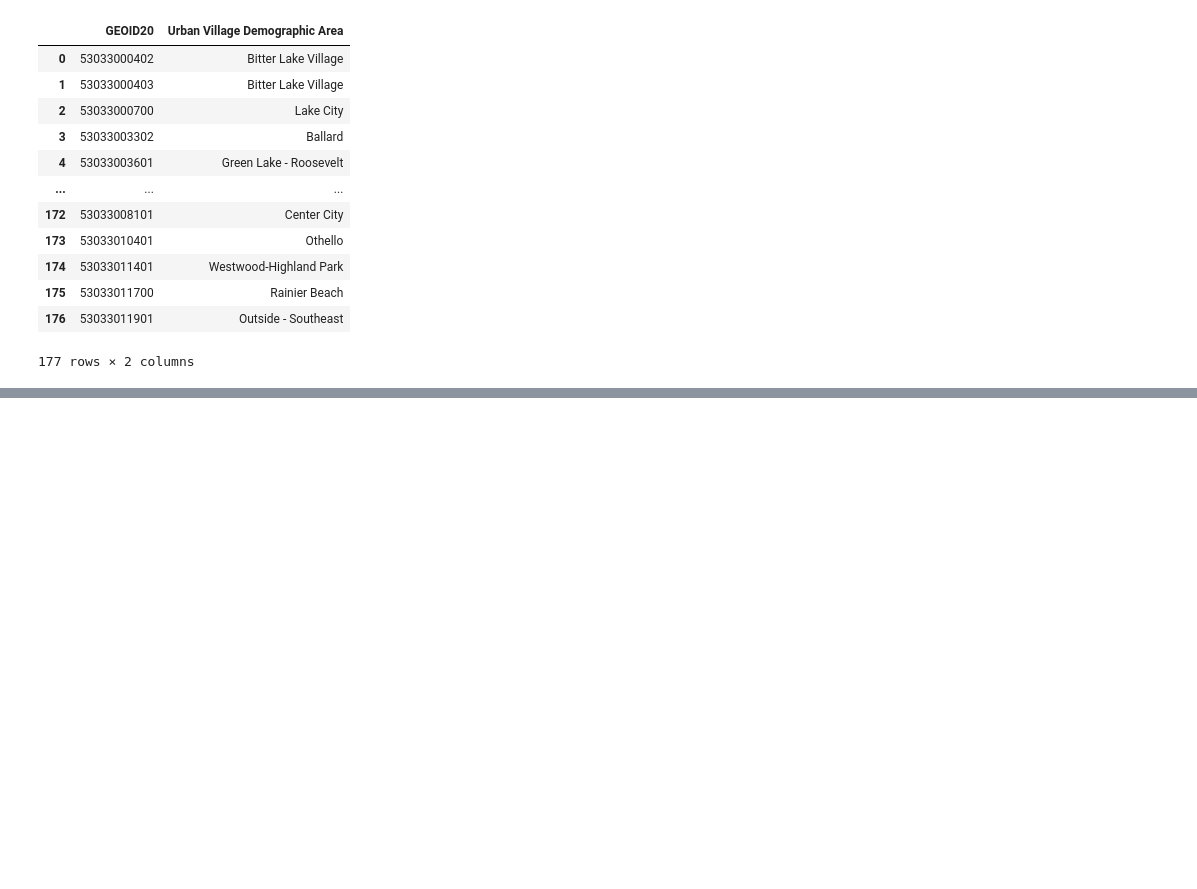
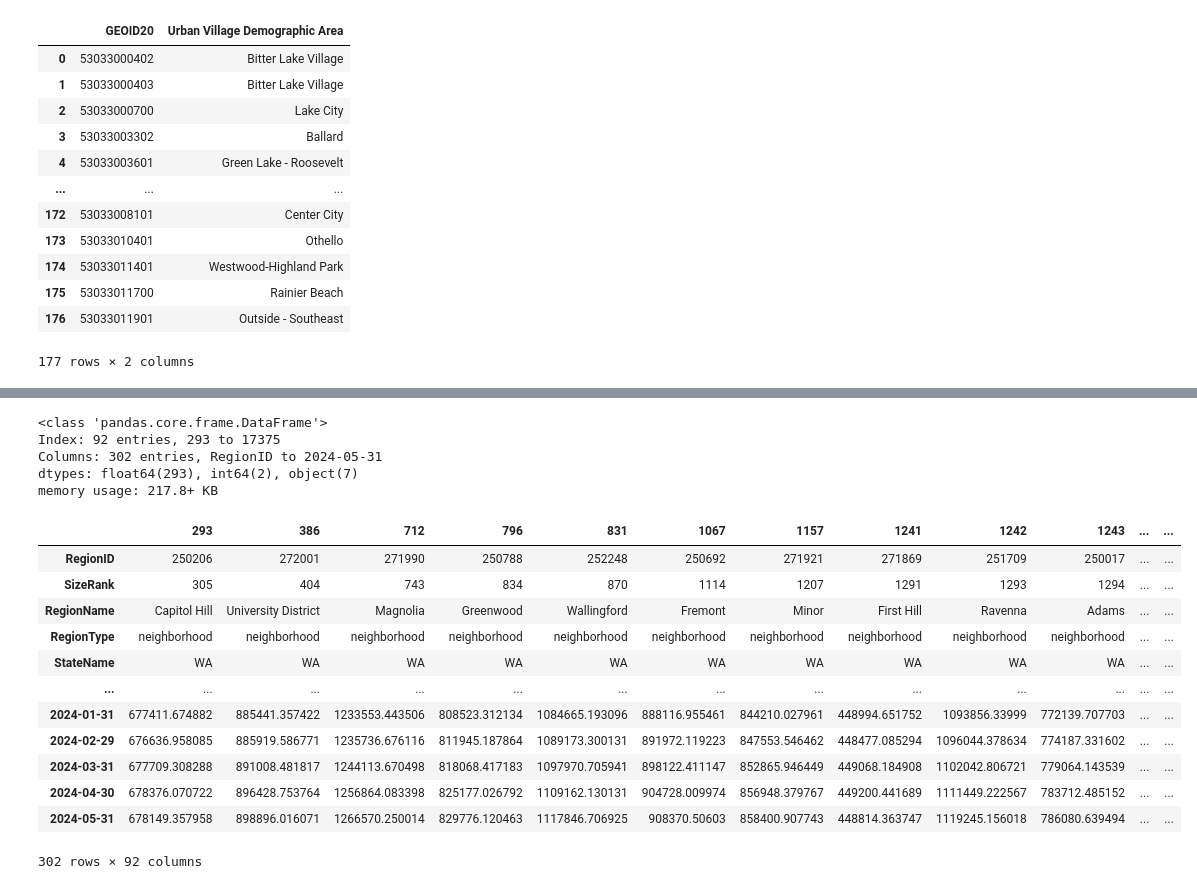
Before and after one commit to nemdim/Capstone-Project-Group-1, a Jupyter notebook: Singapore.ipynb, the cells around one changed output, grey strips where cells are left out. Drawn from its saved outputs; the diff is of its cells as text; code cells hidden in the pictures; blank space fills up the shorter version.

Commit message:
Uploaded my Jupyter notebook with some info

```diff
--- a/Singapore.ipynb
+++ b/Singapore.ipynb
@@ -428,0 +456,2 @@ census[['GEOID20','Urban Village Demographic Area']]
+# %%
+house_price = pd.read_csv('data/Seattle/Neighborhood_zhvi_uc_sfrcondo_tier_0.33_0.67_sm_sa_month.csv')
@@ -428,0 +464,2 @@ census[['GEOID20','Urban Village Demographic Area']]
+# %%
+house_price_seattl = house_price[house_price['City'] == 'Seattle']
@@ -428,0 +482,26 @@ census[['GEOID20','Urban Village Demographic Area']]
+# %%
+house_price_seattl.info()
+# %% [output]
+<class 'pandas.core.frame.DataFrame'>
+Index: 92 entries, 293 to 17375
+Columns: 302 entries, RegionID to 2024-05-31
+dtypes: float64(293), int64(2), object(7)
+memory usage: 217.8+ KB
+# %%
+house_price_seattl1 = house_price_seattl.transpose()
+# %%
+house_price_seattl1
+# %% [output]
+|  | 293 | 386 | 712 | 796 | 831 | 1067 | 1157 | 1241 | 1242 | 1243 | ... | ... |
+| RegionID | 250206 | 272001 | 271990 | 250788 | 252248 | 250692 | 271921 | 271869 | 251709 | 250017 | ... | ... |
+| SizeRank | 305 | 404 | 743 | 834 | 870 | 1114 | 1207 | 1291 | 1293 | 1294 | ... | ... |
+| RegionName | Capitol Hill | University District | Magnolia | Greenwood | Wallingford | Fremont | Minor | First Hill | Ravenna | Adams | ... | ... |
+| RegionType | neighborhood | neighborhood | neighborhood | neighborhood | neighborhood | neighborhood | neighborhood | neighborhood | neighborhood | neighborhood | ... | ... |
+| StateName | WA | WA | WA | WA | WA | WA | WA | WA | WA | WA | ... | ... |
+| ... | ... | ... | ... | ... | ... | ... | ... | ... | ... | ... | ... | ... |
+| 2024-01-31 | 677411.674882 | 885441.357422 | 1233553.443506 | 808523.312134 | 1084665.193096 | 888116.955461 | 844210.027961 | 448994.651752 | 1093856.33999 | 772139.707703 | ... | ... |
+| 2024-02-29 | 676636.958085 | 885919.586771 | 1235736.676116 | 811945.187864 | 1089173.300131 | 891972.119223 | 847553.546462 | 448477.085294 | 1096044.378634 | 774187.331602 | ... | ... |
+| 2024-03-31 | 677709.308288 | 891008.481817 | 1244113.670498 | 818068.417183 | 1097970.705941 | 898122.411147 | 852865.946449 | 449068.184908 | 1102042.806721 | 779064.143539 | ... | ... |
+| 2024-04-30 | 678376.070722 | 896428.753764 | 1256864.083398 | 825177.026792 | 1109162.130131 | 904728.009974 | 856948.379767 | 449200.441689 | 1111449.222567 | 783712.485152 | ... | ... |
+| 2024-05-31 | 678149.357958 | 898896.016071 | 1266570.250014 | 829776.120463 | 1117846.706925 | 908370.50603 | 858400.907743 | 448814.363747 | 1119245.156018 | 786080.639494 | ... | ... |
+302 rows × 92 columns
```
Also changed, not shown: parts of 67 cells of this notebook.
